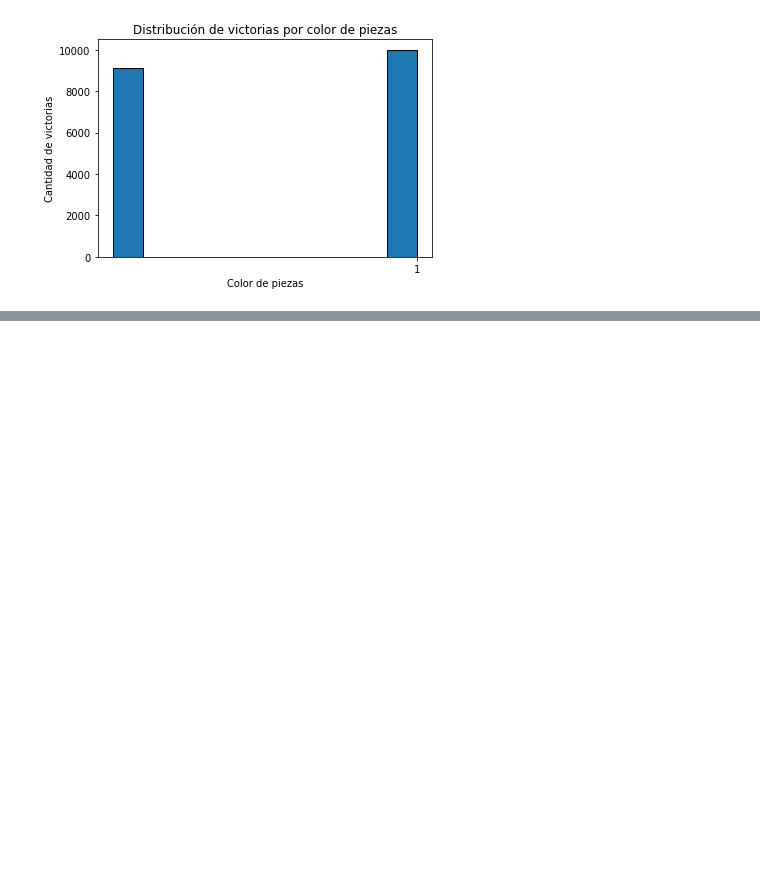
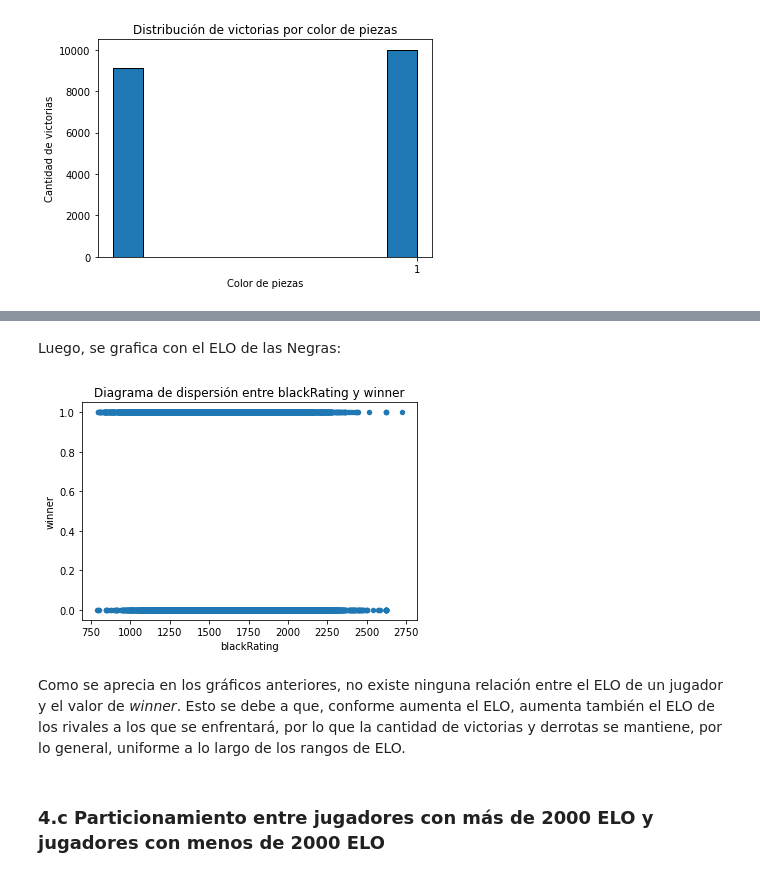
Before and after one commit to esteban062000/Big-Data-II-2021, a Jupyter notebook: tareas/tarea_2/notebook_tarea_2.ipynb, the cells around one changed output, grey strips where cells are left out. Drawn from its saved outputs; the diff is of its cells as text; code cells hidden in the pictures; blank space fills up the shorter version.

```diff
--- a/tareas/tarea_2/notebook_tarea_2.ipynb
+++ b/tareas/tarea_2/notebook_tarea_2.ipynb
@@ -163,0 +188,10 @@ plt.show()
+# %% [markdown]
+Luego, se grafica con el ELO de las Negras:
+# %%
+data.plot.scatter( x = 'blackRating', y = 'winner', title = "Diagrama de dispersión entre blackRating y winner");
+# %% [output]
+[figure, added]
+# %% [markdown]
+Como se aprecia en los gráficos anteriores, no existe ninguna relación entre el ELO de un jugador y el valor de *winner*. Esto se debe a que, conforme aumenta el ELO, aumenta también el ELO de los rivales a los que se enfrentará, por lo que la cantidad de victorias y derrotas se mantiene, por lo general, uniforme a lo largo de los rangos de ELO.
+# %% [markdown]
+### 4.c Particionamiento entre jugadores con más de 2000 ELO y jugadores con menos de 2000 ELO
```
Also changed, not shown: parts of 20 cells of this notebook.
